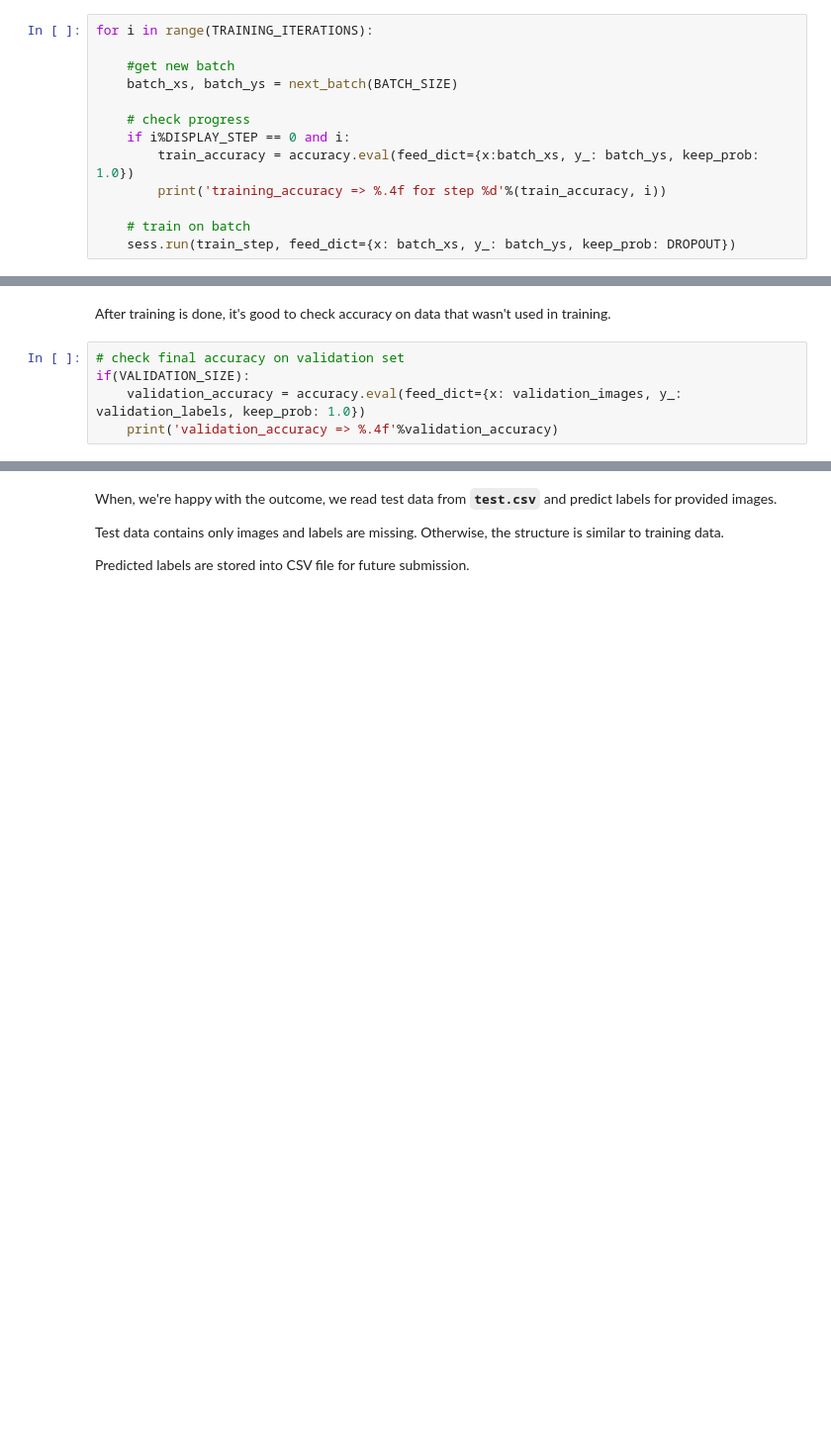
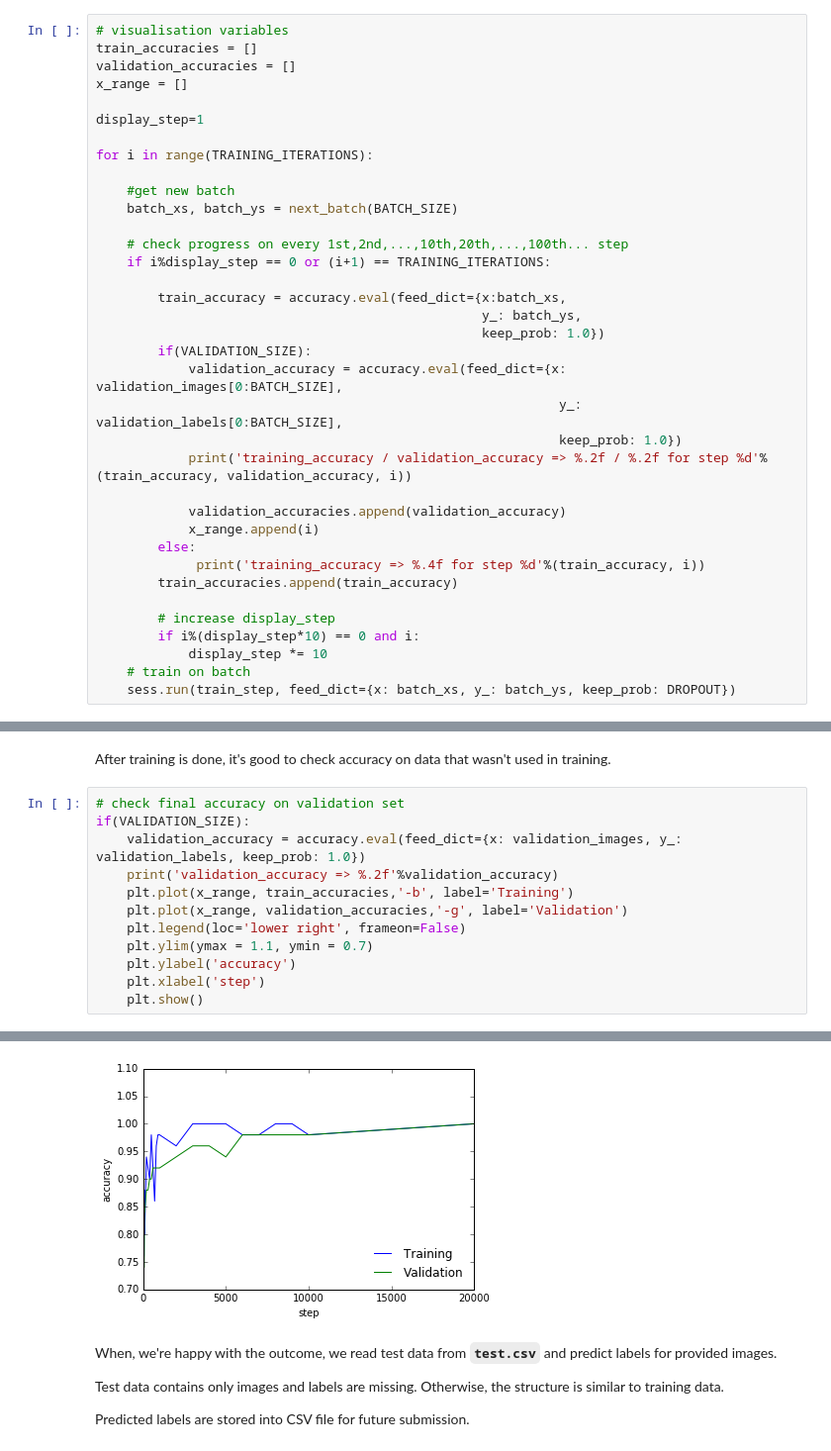
Before and after one commit to kakauandme/TensorFlowMNIST, a Jupyter notebook: TensorFlowDeepNN.ipynb, the cells around one changed output, grey strips where cells are left out. Shown at 99% size. Drawn from its saved outputs; the diff is of its cells as text; blank space fills up the shorter version.

```diff
--- a/TensorFlowDeepNN.ipynb
+++ b/TensorFlowDeepNN.ipynb
@@ -396,16 +373,39 @@ Also, once in a while, we check training accuracy on an upcoming "batch".
 
 On the local environment, we recommend [saving training progress](https://www.tensorflow.org/versions/master/api_docs/python/state_ops.html#Saver), so it can be recovered for further training, debugging or evaluation.
 # %%
+# visualisation variables
+train_accuracies = []
+validation_accuracies = []
+x_range = []
+
+display_step=1
+
 for i in range(TRAINING_ITERATIONS):
 
     #get new batch
     batch_xs, batch_ys = next_batch(BATCH_SIZE)
 
-    # check progress
-    if i%DISPLAY_STEP == 0 and i:
-        train_accuracy = accuracy.eval(feed_dict={x:batch_xs, y_: batch_ys, keep_prob: 1.0})
-        print('training_accuracy => %.4f for step %d'%(train_accuracy, i))
+    # check progress on every 1st,2nd,...,10th,20th,...,100th... step
+    if i%display_step == 0 or (i+1) == TRAINING_ITERATIONS:
 
+        train_accuracy = accuracy.eval(feed_dict={x:batch_xs,
+                                                  y_: batch_ys,
+                                                  keep_prob: 1.0})
+        if(VALIDATION_SIZE):
+            validation_accuracy = accuracy.eval(feed_dict={x: validation_images[0:BATCH_SIZE],
+                                                            y_: validation_labels[0:BATCH_SIZE],
+                                                            keep_prob: 1.0})
+            print('training_accuracy / validation_accuracy => %.2f / %.2f for step %d'%(train_accuracy, validation_accuracy, i))
+
+            validation_accuracies.append(validation_accuracy)
+            x_range.append(i)
+        else:
+             print('training_accuracy => %.4f for step %d'%(train_accuracy, i))
+        train_accuracies.append(train_accuracy)
+
+        # increase display_step
+        if i%(display_step*10) == 0 and i:
+            display_step *= 10
     # train on batch
     sess.run(train_step, feed_dict={x: batch_xs, y_: batch_ys, keep_prob: DROPOUT})
 # %% [output]
@@ -434,5 +432,12 @@ After training is done, it's good to check accuracy on data that wasn't used in
 # check final accuracy on validation set
 if(VALIDATION_SIZE):
     validation_accuracy = accuracy.eval(feed_dict={x: validation_images, y_: validation_labels, keep_prob: 1.0})
-    print('validation_accuracy => %.4f'%validation_accuracy)
+    print('validation_accuracy => %.2f'%validation_accuracy)
+    plt.plot(x_range, train_accuracies,'-b', label='Training')
+    plt.plot(x_range, validation_accuracies,'-g', label='Validation')
+    plt.legend(loc='lower right', frameon=False)
+    plt.ylim(ymax = 1.1, ymin = 0.7)
+    plt.ylabel('accuracy')
+    plt.xlabel('step')
+    plt.show()
 # %% [output]
@@ -440,3 +445,4 @@ validation_accuracy => 0.9890
+[figure, added]
 # %% [markdown]
 When, we're happy with the outcome, we read test data from **`test.csv`** and predict labels for provided images.
 
```
Also changed, not shown: parts of 9 cells of this notebook.
